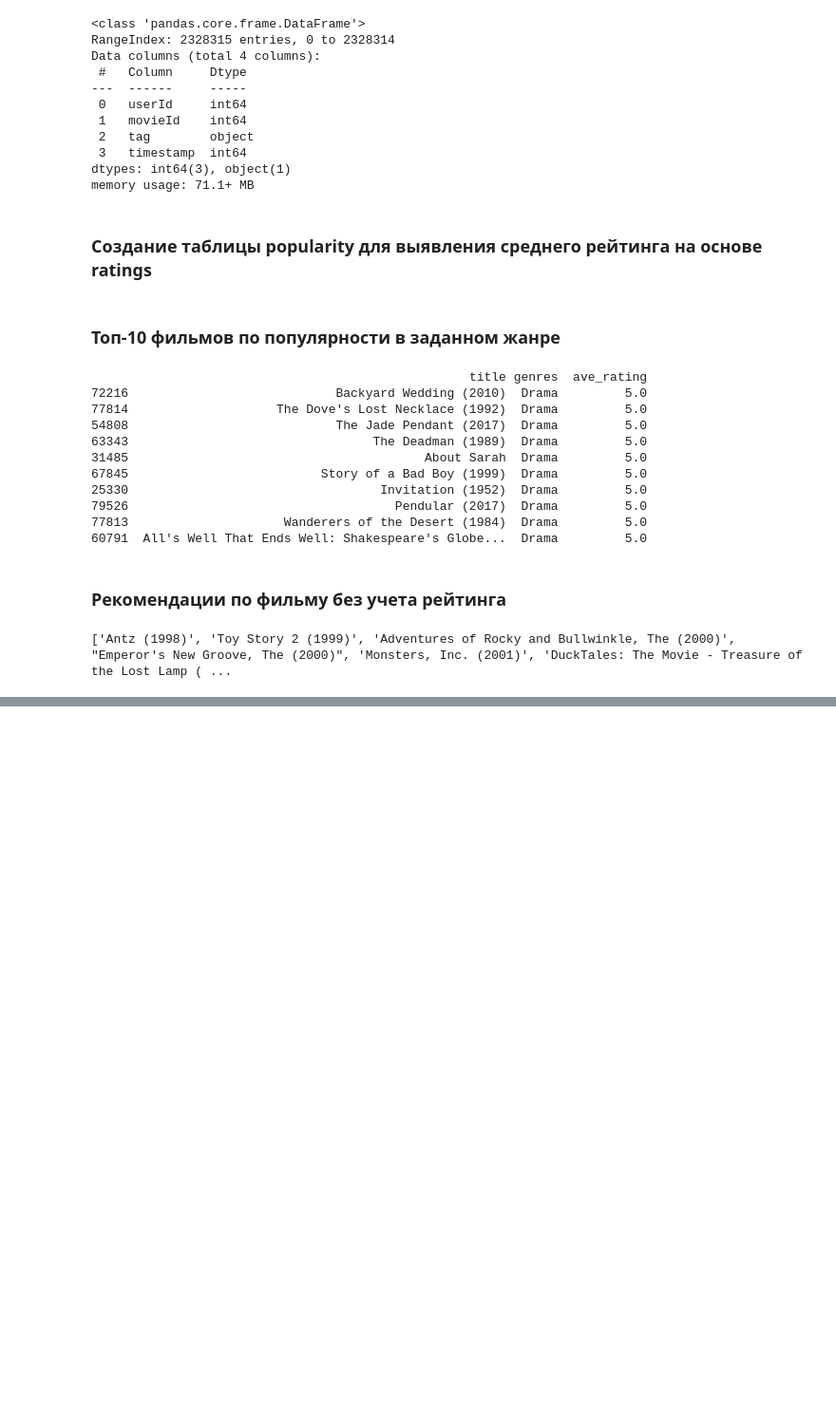
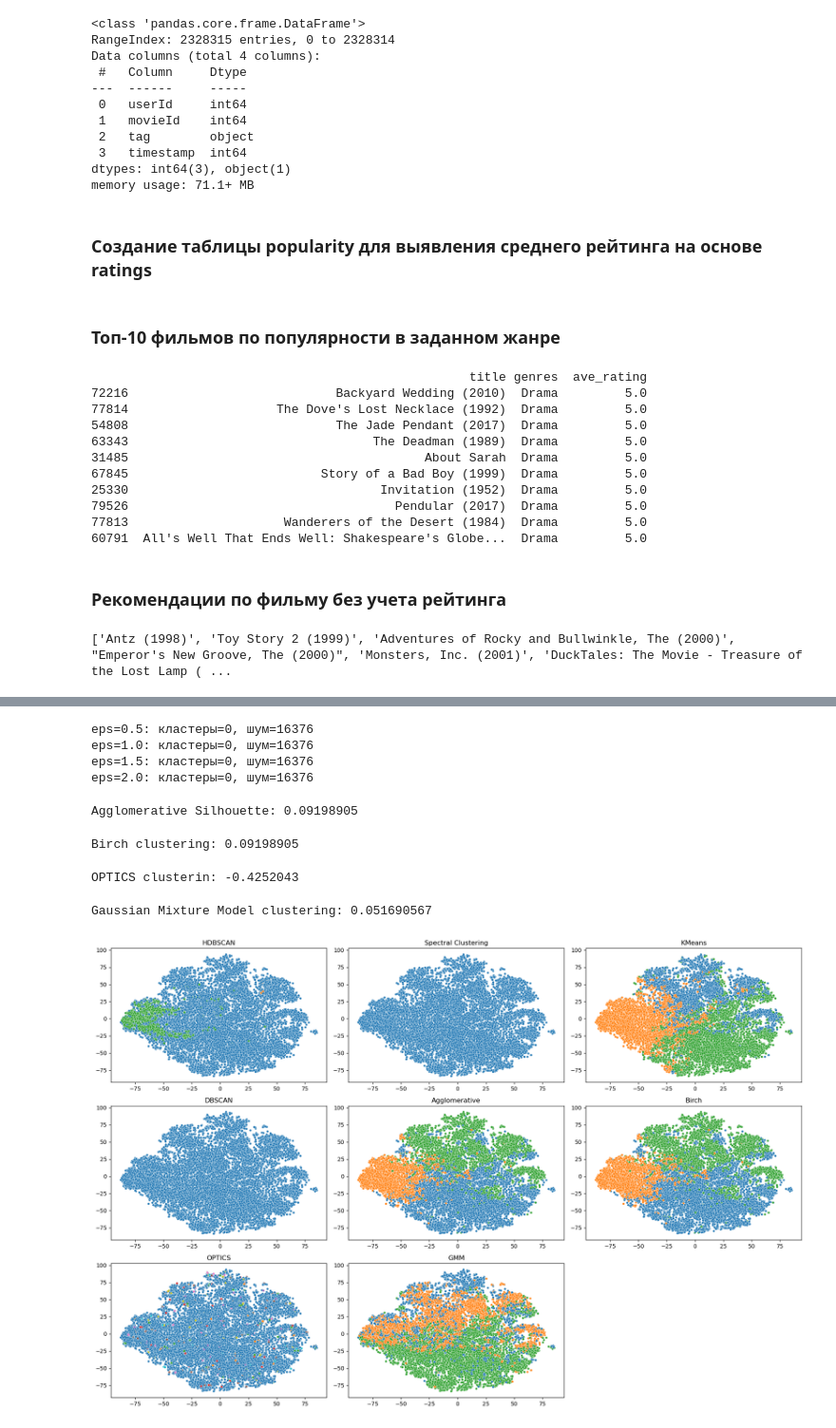
Before and after one commit to D1emonk/My-repo, a Jupyter notebook: Lesson_27.ipynb, the cells around one changed output, grey strips where cells are left out. Shown at 95% size. Drawn from its saved outputs; the diff is of its cells as text; code cells hidden in the pictures; blank space fills up the shorter version.

```diff
--- a/Lesson_27.ipynb
+++ b/Lesson_27.ipynb
@@ -221,0 +320,66 @@ print(get_movie_recommendations("Toy Story (1995)", movies_filtered))
+# %%
+for eps in [0.5, 1.0, 1.5, 2.0]:
+    db = DBSCAN(eps=eps, min_samples=5).fit(encoded_movies)
+    labels = db.labels_
+    n_clusters = len(set(labels)) - (1 if -1 in labels else 0)
+    print(f"eps={eps}: кластеры={n_clusters}, шум={np.sum(labels == -1)}")
+# %% [output]
+eps=0.5: кластеры=0, шум=16376
+eps=1.0: кластеры=0, шум=16376
+eps=1.5: кластеры=0, шум=16376
+eps=2.0: кластеры=0, шум=16376
+# %%
+# Agglomerative
+agg = AgglomerativeClustering(n_clusters=3)
+agg_labels = agg.fit_predict(encoded_movies)
+print("Agglomerative Silhouette:", silhouette_score(encoded_movies, agg_labels))
+# %% [output]
+Agglomerative Silhouette: 0.09198905
+# %%
+# Birch clustering
+birch = Birch(n_clusters=3)
+birch_labels = birch.fit_predict(encoded_movies)
+print("Birch clustering:", silhouette_score(encoded_movies, birch_labels))
+# %% [output]
+Birch clustering: 0.09198905
+# %%
+# OPTICS clustering
+optics = OPTICS(min_samples=3)
+optics_labels = optics.fit_predict(encoded_movies)
+print("OPTICS clusterin:", silhouette_score(encoded_movies, optics_labels))
+# %% [output]
+OPTICS clusterin: -0.4252043
+# %%
+# Gaussian Mixture Model clustering
+gmm = GaussianMixture(n_components=3, random_state=42)
+gmm_labels = gmm.fit_predict(encoded_movies)
+print("Gaussian Mixture Model clustering:", silhouette_score(encoded_movies, gmm_labels))
+# %% [output]
+Gaussian Mixture Model clustering: 0.051690567
+# %%
+tsne = TSNE(n_components=2, perplexity=30, random_state=42)
+reduced = tsne.fit_transform(encoded_movies)
+
+# Визуализация
+plt.figure(figsize=(18, 12))
+
+clusterings = [
+    ("HDBSCAN", hdblabels),
+    ("Spectral Clustering", labels),
+    ("KMeans", kmeans_labels),
+    ("DBSCAN", dbscan_labels),
+    ("Agglomerative", agg_labels),
+    ("Birch", birch_labels),
+    ("OPTICS", optics_labels),
+    ("GMM", gmm_labels)
+]
+
+for i, (title, labels) in enumerate(clusterings, 1):
+    plt.subplot(3, 3, i)
+    sns.scatterplot(x=reduced[:, 0], y=reduced[:, 1], hue=labels, palette='tab10', s=15, legend=False)
+    plt.title(title)
+
+plt.tight_layout()
+plt.show()
+# %% [output]
+[figure, added]
```
Also changed, not shown: parts of 14 cells of this notebook.
